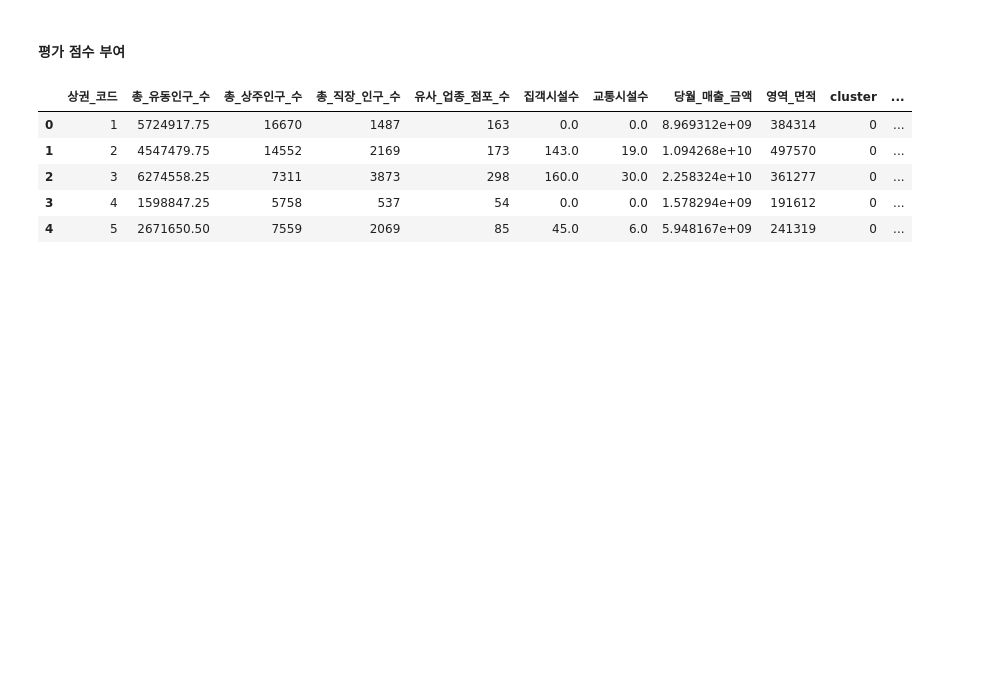
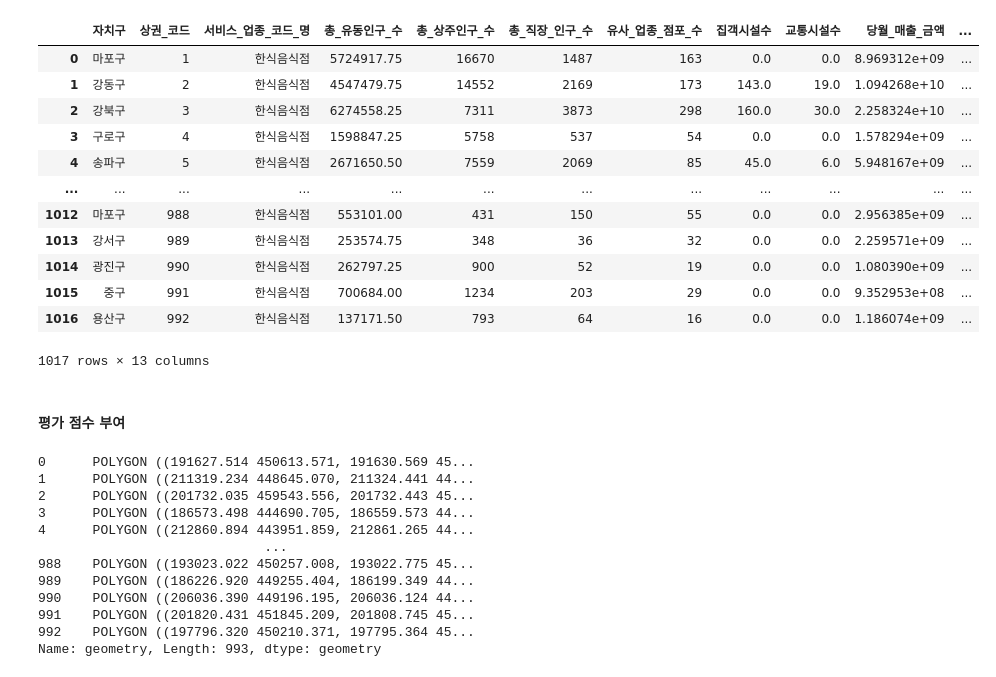
Before and after one commit to databeom/final-project, a Jupyter notebook: Evaluation_score.ipynb, the cells around one changed output. Cells and saved outputs as stored; diff of their text form; code cells hidden in the pictures; blank space fills up the shorter version.

```diff
--- a/Evaluation_score.ipynb
+++ b/Evaluation_score.ipynb
@@ -70,8 +147,9 @@ def merge_polygon(geo_data):
 # %%
 merge_polygon_data = {}  # Dictionary to store DataFrames
-
+num = 1
 for i in range(len(cluster_data)):
-    merge_polygon_data[f'df_{i}'] = merge_polygon(cluster_data[f'geo_data_{i}'])
+    merge_polygon_data[f'df_{i}'] = merge_polygon(cluster_data[f'geo_data_{i}'],num)
+    num +=  merge_polygon_data[f'df_{i}']['상권_코드'].max() - merge_polygon_data[f'df_{i}']['상권_코드'].min() + 1
 # %%
 def concat_geodata(merge_polygon_data):
     for i in range(1,len(merge_polygon_data)):
@@ -79,10 +157,10 @@ def concat_geodata(merge_polygon_data):
             df = pd.concat([merge_polygon_data['df_0'],merge_polygon_data['df_1']],axis=0)
         else:
             df = pd.concat([df,merge_polygon_data[f'df_{i}']],axis=0)
-    list = []
-    for i in range(1,len(df)+1):
-        list.append(i)
-    df['상권_코드'] = list
+    # list = []
+    # for i in range(1,len(df)+1):
+    #     list.append(i)
+    # df['상권_코드'] = list
     df = df.reset_index(drop=True)
 
     return df
@@ -95,6 +173,22 @@ def concat_geodata(merge_polygon_data):
 # df_korean_food
 # %%
 df_all = concat_geodata(merge_polygon_data)
+# %%
+df_all
+# %% [output]
+|  | 자치구 | 상권_코드 | 서비스_업종_코드_명 | 총_유동인구_수 | 총_상주인구_수 | 총_직장_인구_수 | 유사_업종_점포_수 | 집객시설수 | 교통시설수 | 당월_매출_금액 | ... |
+| 0 | 마포구 | 1 | 한식음식점 | 5724917.75 | 16670 | 1487 | 163 | 0.0 | 0.0 | 8.969312e+09 | ... |
+| 1 | 강동구 | 2 | 한식음식점 | 4547479.75 | 14552 | 2169 | 173 | 143.0 | 19.0 | 1.094268e+10 | ... |
+| 2 | 강북구 | 3 | 한식음식점 | 6274558.25 | 7311 | 3873 | 298 | 160.0 | 30.0 | 2.258324e+10 | ... |
+| 3 | 구로구 | 4 | 한식음식점 | 1598847.25 | 5758 | 537 | 54 | 0.0 | 0.0 | 1.578294e+09 | ... |
+| 4 | 송파구 | 5 | 한식음식점 | 2671650.50 | 7559 | 2069 | 85 | 45.0 | 6.0 | 5.948167e+09 | ... |
+| ... | ... | ... | ... | ... | ... | ... | ... | ... | ... | ... | ... |
+| 1012 | 마포구 | 988 | 한식음식점 | 553101.00 | 431 | 150 | 55 | 0.0 | 0.0 | 2.956385e+09 | ... |
+| 1013 | 강서구 | 989 | 한식음식점 | 253574.75 | 348 | 36 | 32 | 0.0 | 0.0 | 2.259571e+09 | ... |
+| 1014 | 광진구 | 990 | 한식음식점 | 262797.25 | 900 | 52 | 19 | 0.0 | 0.0 | 1.080390e+09 | ... |
+| 1015 | 중구 | 991 | 한식음식점 | 700684.00 | 1234 | 203 | 29 | 0.0 | 0.0 | 9.352953e+08 | ... |
+| 1016 | 용산구 | 992 | 한식음식점 | 137171.50 | 793 | 64 | 16 | 0.0 | 0.0 | 1.186074e+09 | ... |
+1017 rows × 13 columns
 # %% [markdown]
 #### 평가 점수 부여
 # %%
@@ -200,11 +294,17 @@ score5_3 = [50,111,321,894]
 # %%
 df_final = evaluation_score(df_all,score1,score2,score3,score4,score5_1,score5_2,score5_3)
 # %%
-df_final.head()
+df_final['geometry']
 # %% [output]
-|  | 상권_코드 | 총_유동인구_수 | 총_상주인구_수 | 총_직장_인구_수 | 유사_업종_점포_수 | 집객시설수 | 교통시설수 | 당월_매출_금액 | 영역_면적 | cluster | ... |
-| 0 | 1 | 5724917.75 | 16670 | 1487 | 163 | 0.0 | 0.0 | 8.969312e+09 | 384314 | 0 | ... |
-| 1 | 2 | 4547479.75 | 14552 | 2169 | 173 | 143.0 | 19.0 | 1.094268e+10 | 497570 | 0 | ... |
-| 2 | 3 | 6274558.25 | 7311 | 3873 | 298 | 160.0 | 30.0 | 2.258324e+10 | 361277 | 0 | ... |
-| 3 | 4 | 1598847.25 | 5758 | 537 | 54 | 0.0 | 0.0 | 1.578294e+09 | 191612 | 0 | ... |
-| 4 | 5 | 2671650.50 | 7559 | 2069 | 85 | 45.0 | 6.0 | 5.948167e+09 | 241319 | 0 | ... |
+0      POLYGON ((191627.514 450613.571, 191630.569 45...
+1      POLYGON ((211319.234 448645.070, 211324.441 44...
+2      POLYGON ((201732.035 459543.556, 201732.443 45...
+3      POLYGON ((186573.498 444690.705, 186559.573 44...
+4      POLYGON ((212860.894 443951.859, 212861.265 44...
+                             ...
+988    POLYGON ((193023.022 450257.008, 193022.775 45...
+989    POLYGON ((186226.920 449255.404, 186199.349 44...
+990    POLYGON ((206036.390 449196.195, 206036.124 44...
+991    POLYGON ((201820.431 451845.209, 201808.745 45...
+992    POLYGON ((197796.320 450210.371, 197795.364 45...
+Name: geometry, Length: 993, dtype: geometry
```
Also changed, not shown: parts of 9 cells of this notebook, 1 other file.
